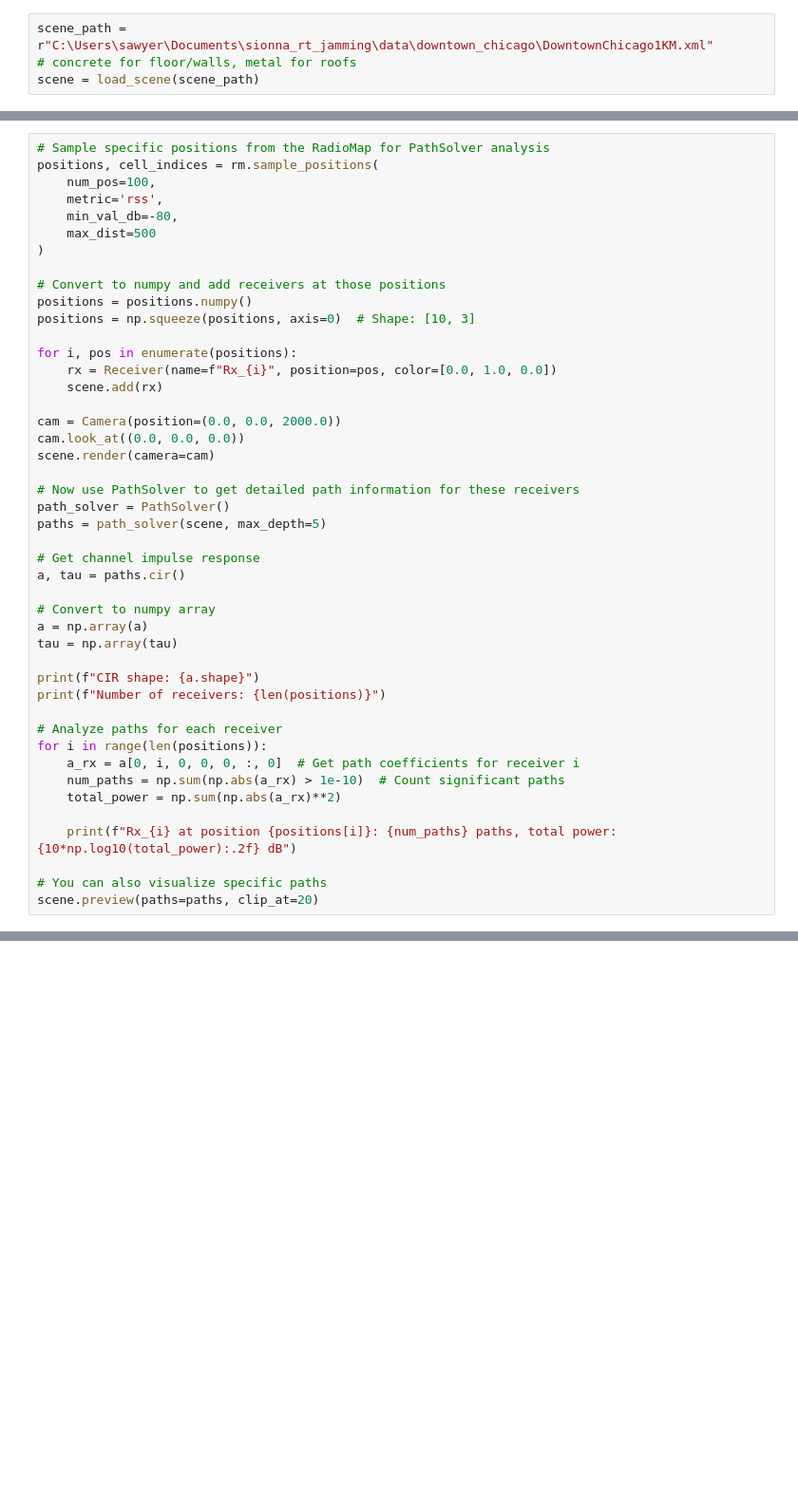
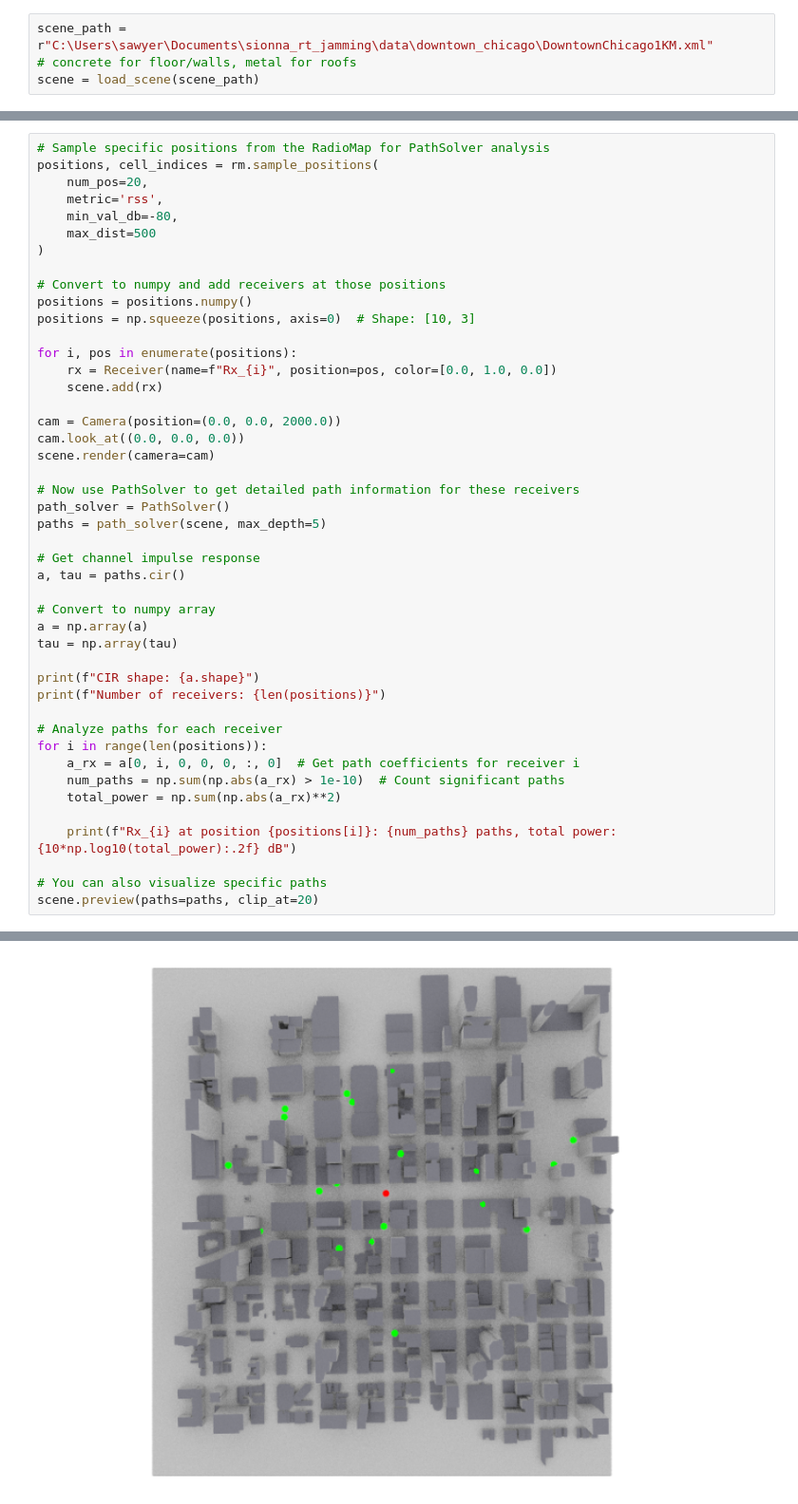
Before and after one commit to shplok/sionna_rt_jamming, a Jupyter notebook: src/main.ipynb, the cells around one changed output, grey strips where cells are left out. Shown at 95% size. Drawn from its saved outputs; the diff is of its cells as text; blank space fills up the shorter version.

```diff
--- a/src/main.ipynb
+++ b/src/main.ipynb
@@ -61,7 +71,7 @@ rm.show(metric="rss", tx=0)
 # %%
 # Sample specific positions from the RadioMap for PathSolver analysis
 positions, cell_indices = rm.sample_positions(
-    num_pos=100,
+    num_pos=20,
     metric='rss',
     min_val_db=-80,
     max_dist=500
@@ -103,3 +113,4 @@ for i in range(len(positions)):
 
 # You can also visualize specific paths
 scene.preview(paths=paths, clip_at=20)
+# %% [output]
@@ -106,3 +136,4 @@ scene.preview(paths=paths, clip_at=20)
+[figure, added]
 # %%
 #--------------------------Visualize RadioMap Data in 3D----------------------------#
 
```
Also changed, not shown: parts of 5 cells of this notebook.
